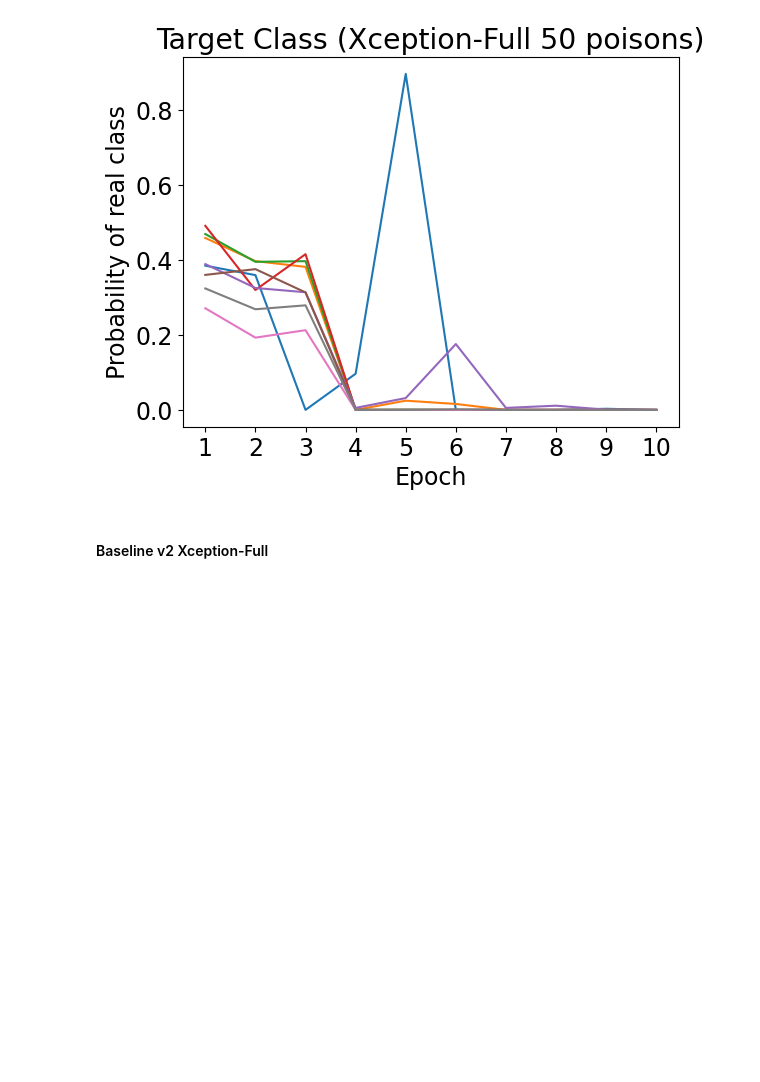
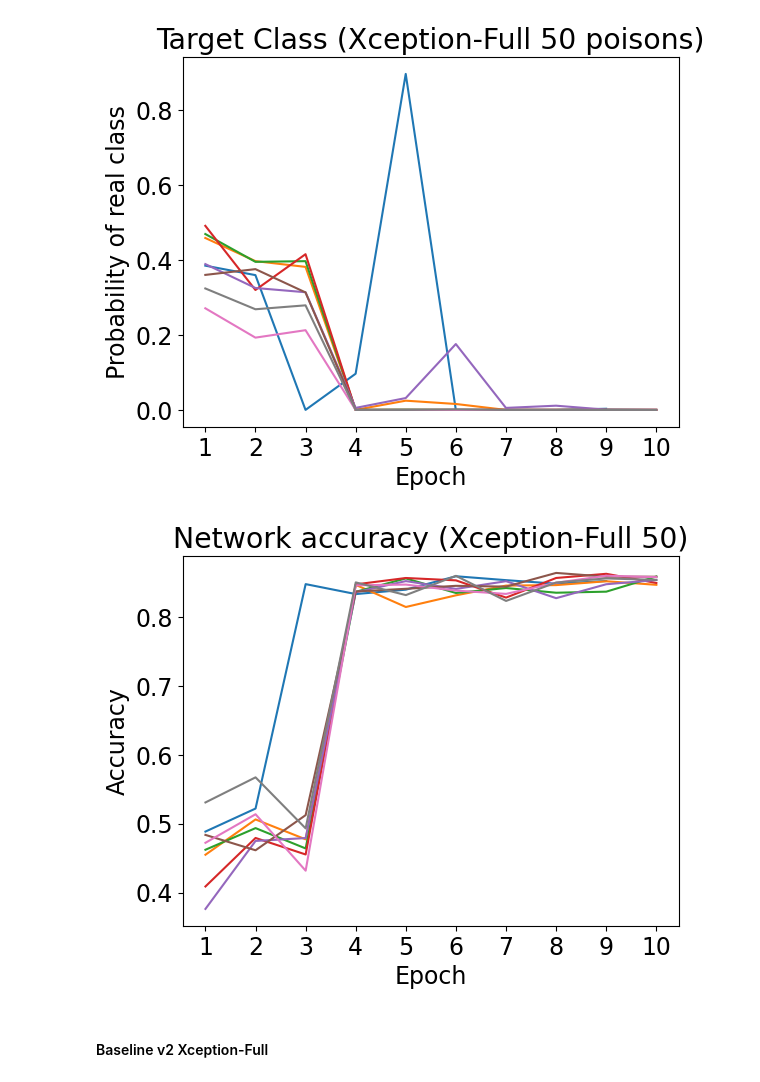
Before and after one commit to awesomealex1/Poison_Attacks, a Jupyter notebook: Experiments Graphs.ipynb, the cells around one changed output. Drawn from its saved outputs; the diff is of its cells as text; code cells hidden in the pictures; blank space fills up the shorter version.

```diff
--- a/Experiments Graphs.ipynb
+++ b/Experiments Graphs.ipynb
@@ -288,6 +307,10 @@ graph_target_class_multiple(xception_full_base_20_outputs, title="Target Class (
 graph_target_class_multiple(xception_full_base_50_outputs, title="Target Class (Xception-Full 50 poisons)")
 # %% [output]
 [figure]
+# %%
+graph_accuracy_multiple(xception_full_base_50_outputs, name='Network accuracy (Xception-Full 50)')
+# %% [output]
+[figure, added]
 # %% [markdown]
 #### Baseline v2 Xception-Full
 # %%
```
Also changed, not shown: parts of 30 cells of this notebook, 1 other file.
